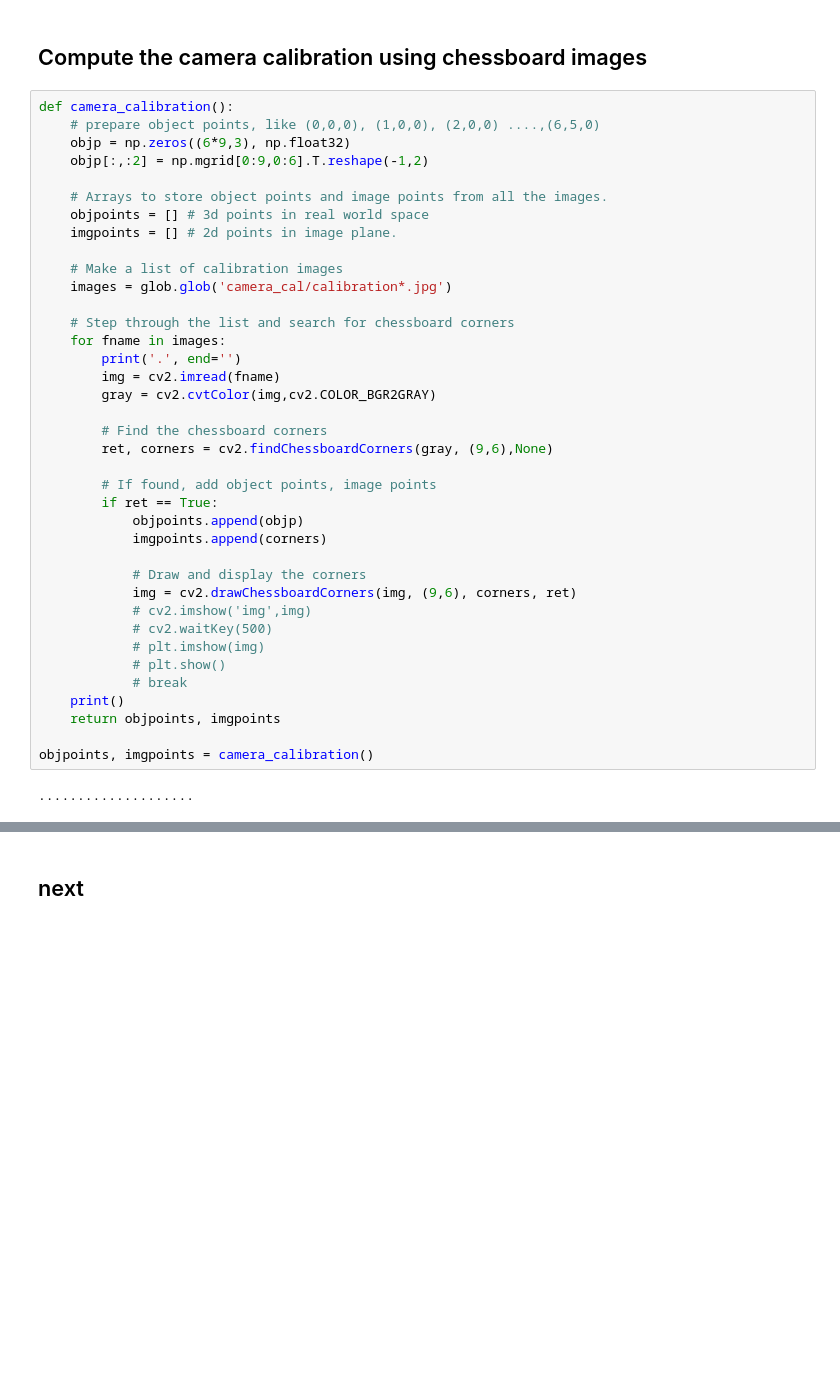
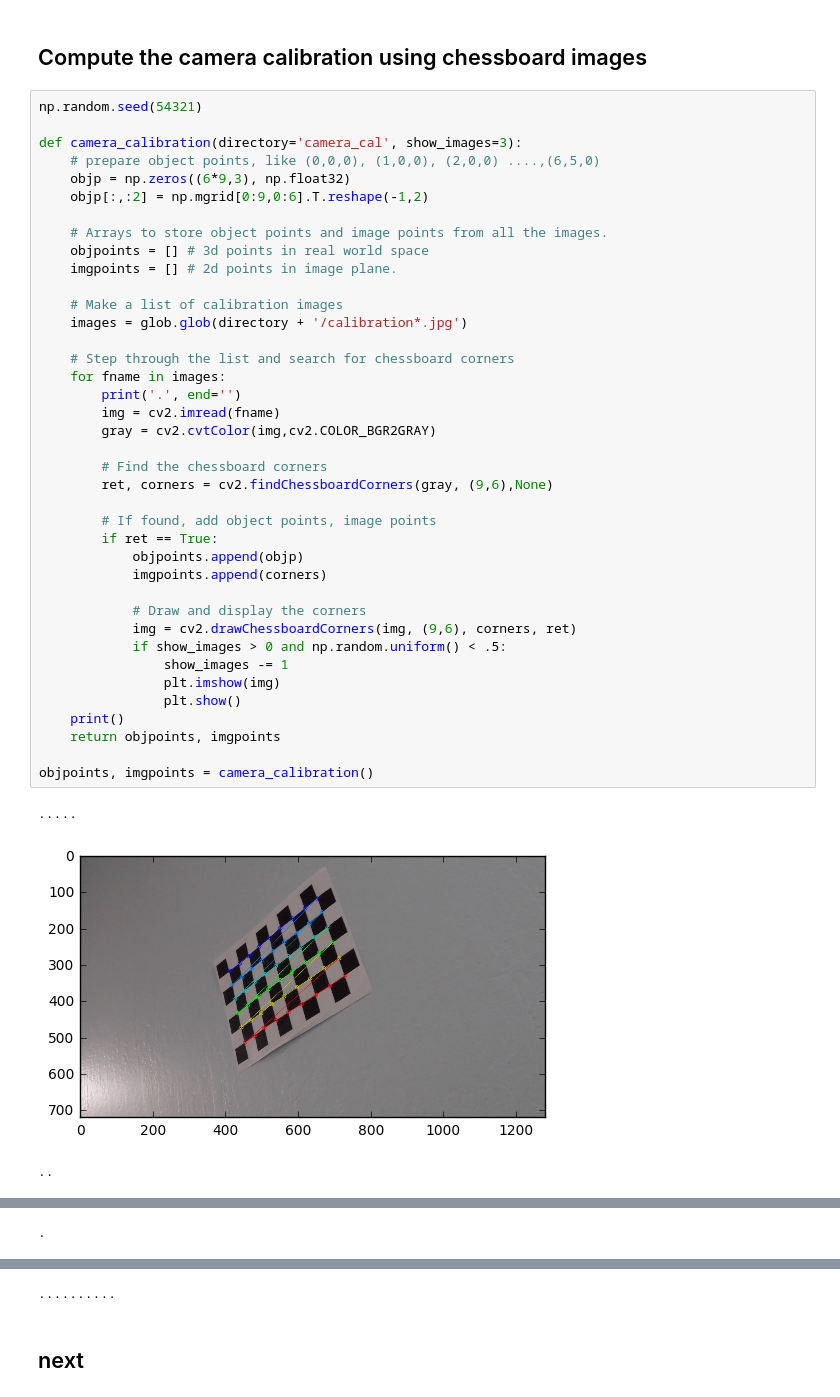
Before and after one commit to hfoffani/Advanced-Lane-Lines, a Jupyter notebook: image-proc.ipynb, the cells around one changed output, grey strips where cells are left out. Drawn from its saved outputs; the diff is of its cells as text; blank space fills up the shorter version.

Commit message:
show images for calibration.

```diff
--- a/image-proc.ipynb
+++ b/image-proc.ipynb
@@ -23,42 +23,45 @@ import matplotlib.pyplot as plt
 # %% [markdown]
 ## Compute the camera calibration using chessboard images
 # %%
-def camera_calibration():
+np.random.seed(54321)
+
+def camera_calibration(directory='camera_cal', show_images=3):
     # prepare object points, like (0,0,0), (1,0,0), (2,0,0) ....,(6,5,0)
     objp = np.zeros((6*9,3), np.float32)
     objp[:,:2] = np.mgrid[0:9,0:6].T.reshape(-1,2)
 
     # Arrays to store object points and image points from all the images.
     objpoints = [] # 3d points in real world space
     imgpoints = [] # 2d points in image plane.
 
     # Make a list of calibration images
-    images = glob.glob('camera_cal/calibration*.jpg')
+    images = glob.glob(directory + '/calibration*.jpg')
 
     # Step through the list and search for chessboard corners
     for fname in images:
         print('.', end='')
         img = cv2.imread(fname)
         gray = cv2.cvtColor(img,cv2.COLOR_BGR2GRAY)
 
         # Find the chessboard corners
         ret, corners = cv2.findChessboardCorners(gray, (9,6),None)
 
         # If found, add object points, image points
         if ret == True:
             objpoints.append(objp)
             imgpoints.append(corners)
 
             # Draw and display the corners
             img = cv2.drawChessboardCorners(img, (9,6), corners, ret)
-            # cv2.imshow('img',img)
-            # cv2.waitKey(500)
-            # plt.imshow(img)
-            # plt.show()
-            # break
+            if show_images > 0 and np.random.uniform() < .5:
+                show_images -= 1
+                plt.imshow(img)
+                plt.show()
     print()
     return objpoints, imgpoints
 
 objpoints, imgpoints = camera_calibration()
 # %% [output]
-....................
+.....
+[figure, added]
+..
@@ -64,0 +69 @@ objpoints, imgpoints = camera_calibration()
+.
@@ -65,2 +71,3 @@ objpoints, imgpoints = camera_calibration()
+..........
 # %% [markdown]
 ## next
```
Also changed, not shown: parts of 1 cell of this notebook.
